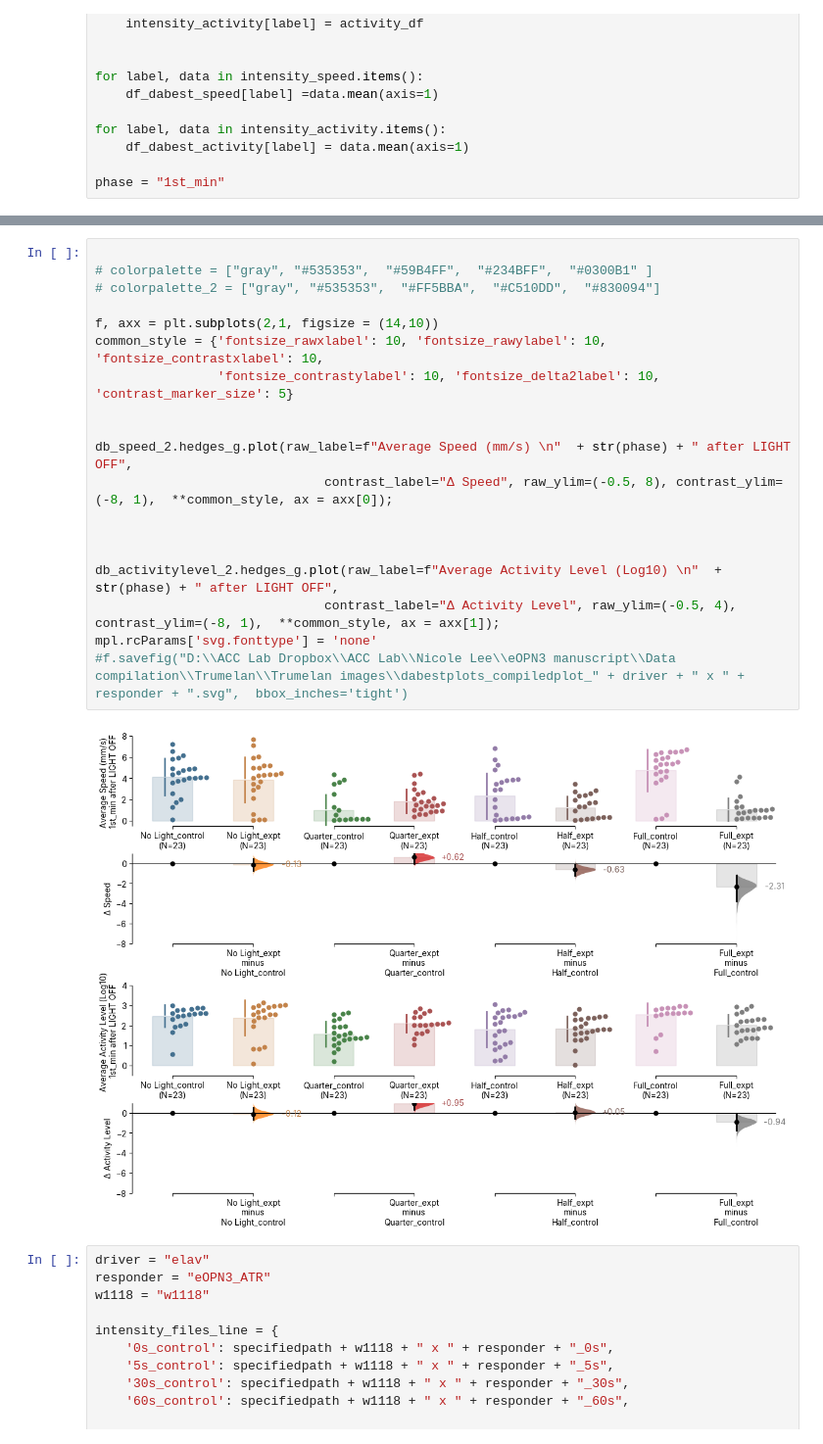
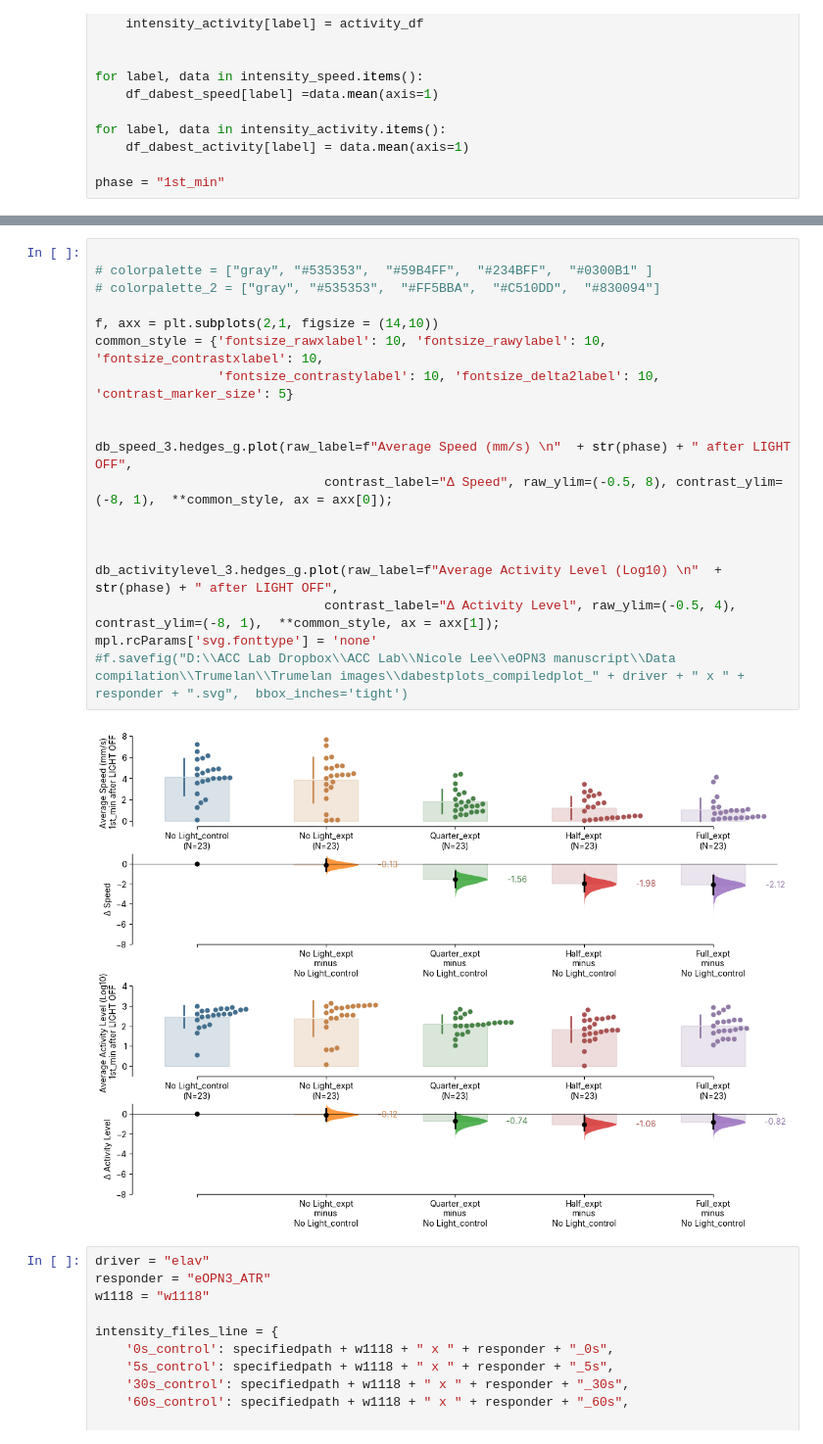
Before and after one commit to lnicole08/TrumelanOPN3, a Jupyter notebook: 3. Stacked plots.ipynb, the cells around one changed output, grey strips where cells are left out. Shown at 98% size. Saved outputs shown, nothing was run; the diff lists cells and outputs as text.

```diff
--- a/3. Stacked plots.ipynb
+++ b/3. Stacked plots.ipynb
@@ -537,24 +540,24 @@ db_activitylevel_3 = dabest.load(df_dabest_activity, idx=(("No Light_control", "
 # %%
 
 # colorpalette = ["gray", "#535353",  "#59B4FF",  "#234BFF",  "#0300B1" ]
 # colorpalette_2 = ["gray", "#535353",  "#FF5BBA",  "#C510DD",  "#830094"]
 
 f, axx = plt.subplots(2,1, figsize = (14,10))
 common_style = {'fontsize_rawxlabel': 10, 'fontsize_rawylabel': 10, 'fontsize_contrastxlabel': 10,
                 'fontsize_contrastylabel': 10, 'fontsize_delta2label': 10, 'contrast_marker_size': 5}
 
 
-db_speed_2.hedges_g.plot(raw_label=f"Average Speed (mm/s) \n"  + str(phase) + " after LIGHT OFF",
+db_speed_3.hedges_g.plot(raw_label=f"Average Speed (mm/s) \n"  + str(phase) + " after LIGHT OFF",
                               contrast_label="Δ Speed", raw_ylim=(-0.5, 8), contrast_ylim=(-8, 1),  **common_style, ax = axx[0]);
 
 
 
-db_activitylevel_2.hedges_g.plot(raw_label=f"Average Activity Level (Log10) \n"  + str(phase) + " after LIGHT OFF",
+db_activitylevel_3.hedges_g.plot(raw_label=f"Average Activity Level (Log10) \n"  + str(phase) + " after LIGHT OFF",
                               contrast_label="Δ Activity Level", raw_ylim=(-0.5, 4), contrast_ylim=(-8, 1),  **common_style, ax = axx[1]);
 mpl.rcParams['svg.fonttype'] = 'none'
 #f.savefig("D:\\ACC Lab Dropbox\\ACC Lab\\Nicole Lee\\eOPN3 manuscript\\Data compilation\\Trumelan\\Trumelan images\\dabestplots_compiledplot_" + driver + " x " + responder + ".svg",  bbox_inches='tight')
 # %% [output]
-[figure, old version]
+[figure, new version]
 # %%
 driver = "elav"
 responder = "eOPN3_ATR"
```
Also changed, not shown: parts of 3 cells of this notebook, 3 other files.
